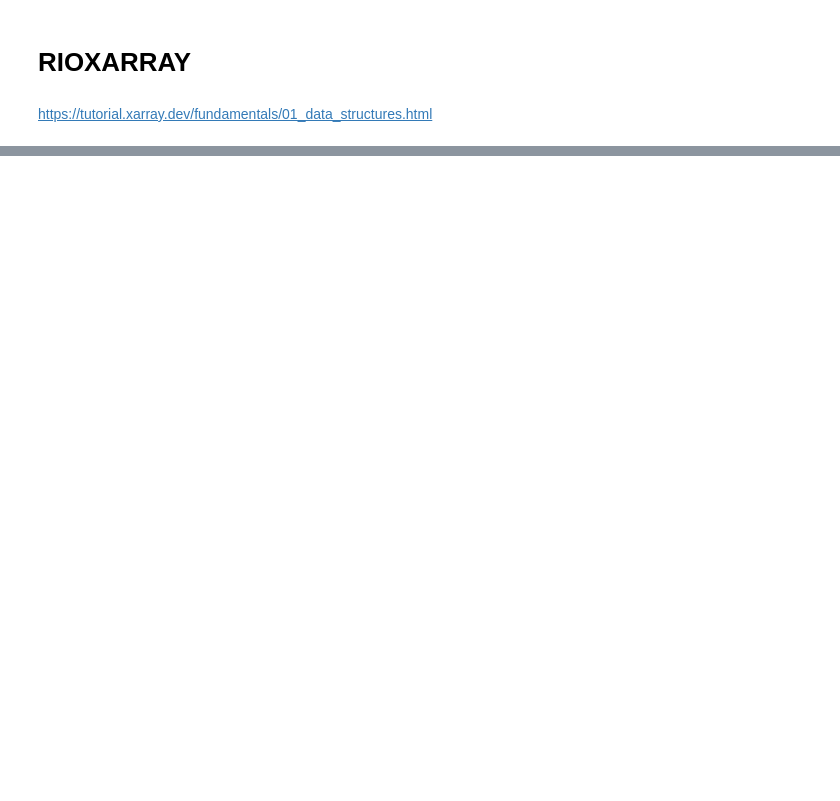
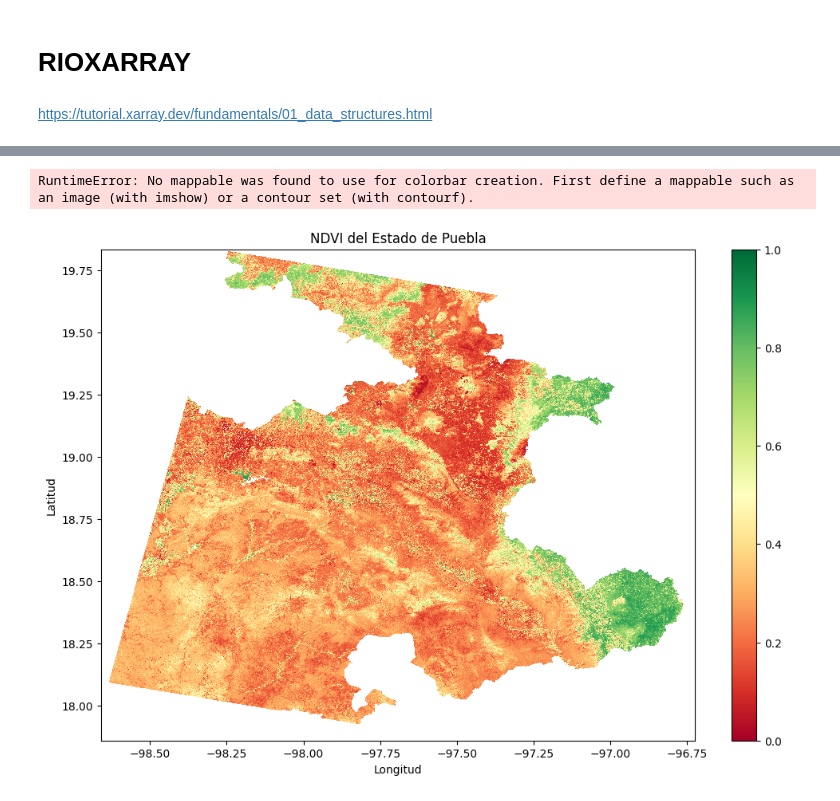
Before and after one commit to colvertG/curso_python_geo, a Jupyter notebook: 04_procesamiento_datos_raster_colvert.ipynb, the cells around one changed output, grey strips where cells are left out. Drawn from its saved outputs; the diff is of its cells as text; code cells hidden in the pictures; blank space fills up the shorter version.

```diff
--- a/04_procesamiento_datos_raster_colvert.ipynb
+++ b/04_procesamiento_datos_raster_colvert.ipynb
@@ -215,0 +411,6 @@ https://tutorial.xarray.dev/fundamentals/01_data_structures.html
+# %%
+# Abrir el shapefile de entidades con geopandas
+import geopandas as gpd
+
+entidades = gpd.read_file('data/entidades/dest23gw.shp')
+entidades
@@ -215,0 +474,4 @@ https://tutorial.xarray.dev/fundamentals/01_data_structures.html
+# %%
+# Filtrar solo el estado de Puebla
+puebla = entidades[entidades['NOMGEO'] == 'Puebla']
+puebla
@@ -215,0 +481,4 @@ https://tutorial.xarray.dev/fundamentals/01_data_structures.html
+# %%
+# Reproyectar Puebla al mismo CRS que el NDVI
+puebla_reproj = puebla.to_crs(ndvi_4326.rio.crs)
+puebla_reproj
@@ -215,0 +488,4 @@ https://tutorial.xarray.dev/fundamentals/01_data_structures.html
+# %%
+# Hacer clip del NDVI con el estado de Puebla
+ndvi_puebla = ndvi_4326.rio.clip(puebla_reproj.geometry, puebla_reproj.crs)
+ndvi_puebla
@@ -215,0 +509,12 @@ https://tutorial.xarray.dev/fundamentals/01_data_structures.html
+# %%
+# Visualizar el NDVI de Puebla
+plt.figure(figsize=(12, 8))
+ndvi_puebla.plot(cmap='RdYlGn', vmin=0, vmax=1)
+plt.title('NDVI del Estado de Puebla')
+plt.xlabel('Longitud')
+plt.ylabel('Latitud')
+plt.colorbar(label='NDVI')
+plt.show()
+# %% [output]
+RuntimeError: No mappable was found to use for colorbar creation. First define a mappable such as an image (with imshow) or a contour set (with contourf).
+[figure, added]
```
Also changed, not shown: parts of 37 cells of this notebook, 1 other file.
